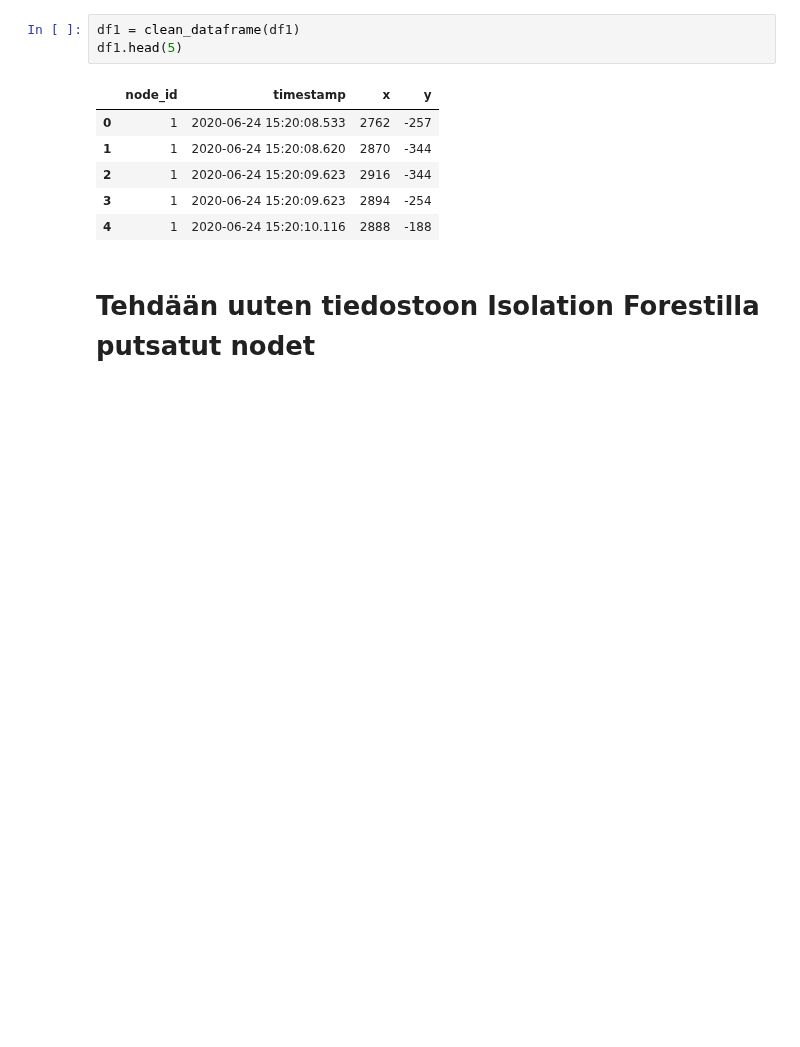
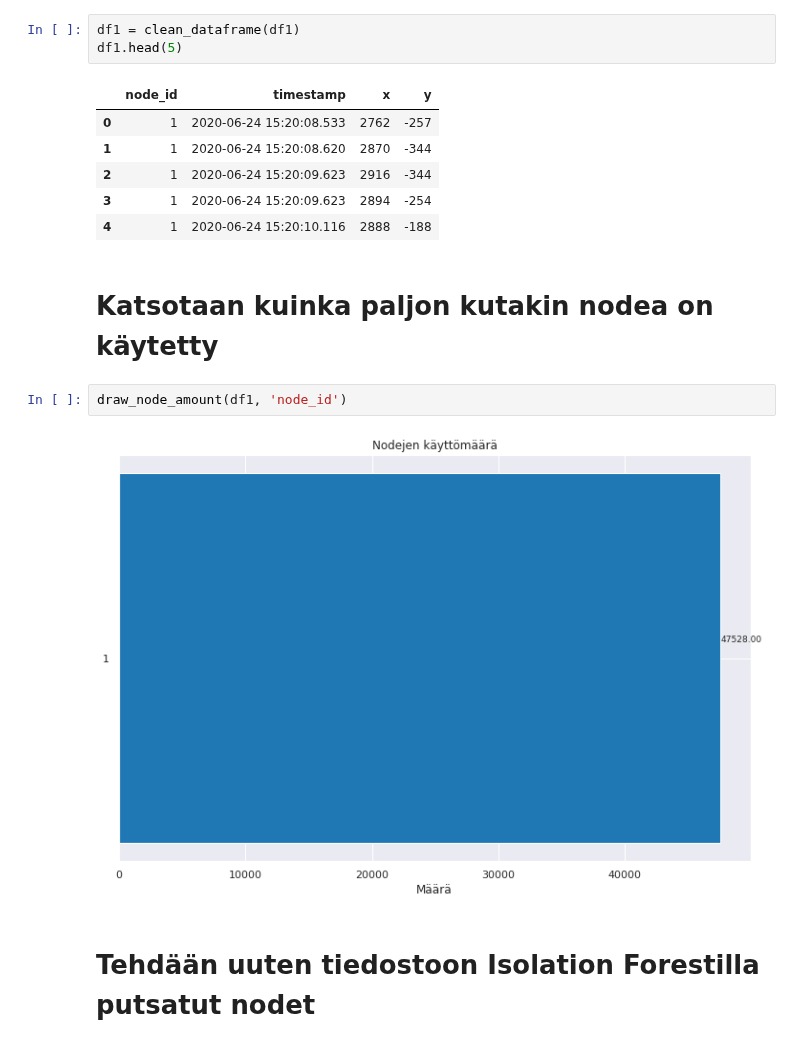
Before and after one commit to Erik-Eki/Project-2-machine-learning-applications, a Jupyter notebook: main.ipynb, the cells around one changed output. Drawn from its saved outputs; the diff is of its cells as text; blank space fills up the shorter version.

```diff
--- a/main.ipynb
+++ b/main.ipynb
@@ -72,6 +85,12 @@ df1.head(5)
 | 2 | 1 | 2020-06-24 15:20:09.623 | 2916 | -344 |
 | 3 | 1 | 2020-06-24 15:20:09.623 | 2894 | -254 |
 | 4 | 1 | 2020-06-24 15:20:10.116 | 2888 | -188 |
+# %% [markdown]
+# Katsotaan kuinka paljon kutakin nodea on käytetty
+# %%
+draw_node_amount(df1, 'node_id')
+# %% [output]
+[figure, added]
 # %% [markdown]
 # Tehdään uuten tiedostoon Isolation Forestilla putsatut nodet
 # %%
```
Also changed, not shown: parts of 6 cells of this notebook, 1 other file.
